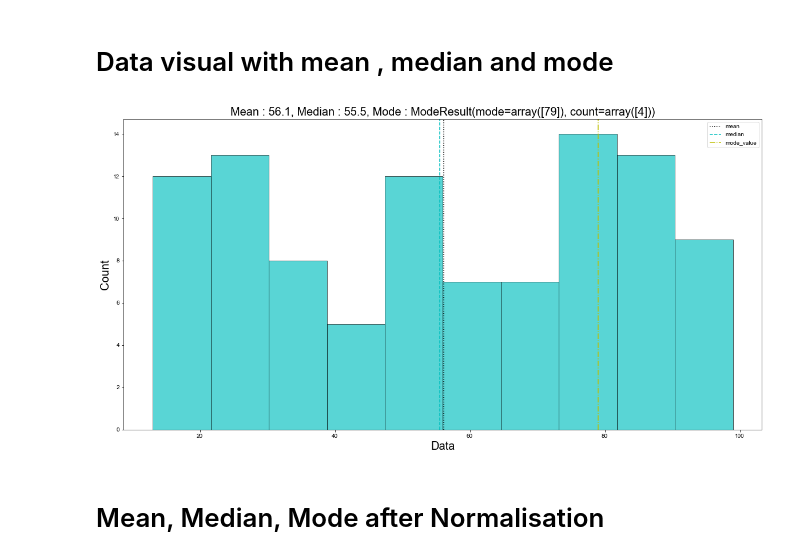
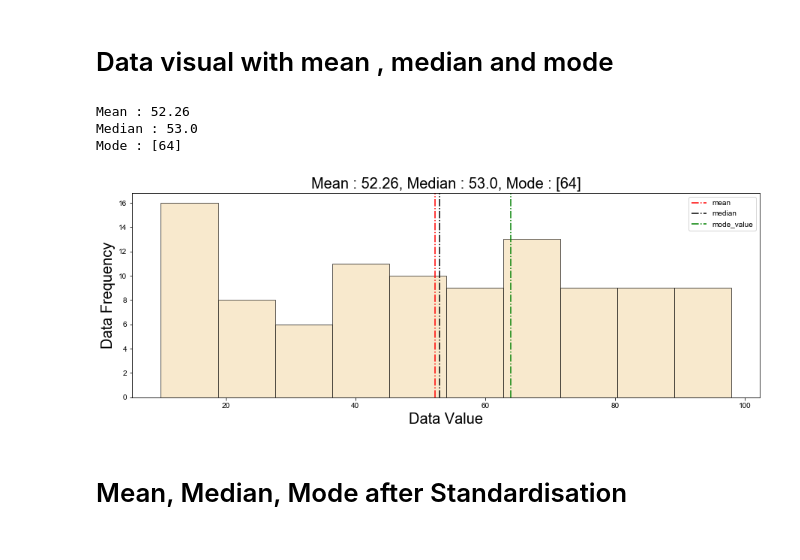
Before and after one commit to pythonist-datascience/statistics, a Jupyter notebook: Descriptive_Statistics/Central_Tendency/Mean_Median_Mode.ipynb, the cells around one changed output. Drawn from its saved outputs; the diff is of its cells as text; code cells hidden in the pictures.

```diff
--- a/Descriptive_Statistics/Central_Tendency/Mean_Median_Mode.ipynb
+++ b/Descriptive_Statistics/Central_Tendency/Mean_Median_Mode.ipynb
@@ -26,33 +26,49 @@ normaliser = MinMaxScaler()
 # %% [markdown]
 # Data visual with mean , median and mode
 # %%
-# Data
-Data = np.random.randint(low=10, high=100, size=100)
-# print(Data)
-
-mean = Data.mean()
-median = np.median(Data)
-mode_value = mode(Data)
-# print("Mean : {}".format(mean))
-# print("Median : {}".format(median))
-# print("Mode : {}".format(mode_value))
+# Defines:
+hist_background = 'wheat'
+edge_colour = 'black'
+mean_color = 'red'
+median_color = 'black'
+mode_color = 'green'
+line_style = '-.'
+fig_size = (15, 5)
 
 
-#Histogram
-plt.figure(figsize=(20, 10))
-plt.hist(x=Data, color='c', edgecolor='k', alpha=0.65)
-plt.axvline(x=mean, linestyle=':', color = 'k')
-plt.axvline(x=median, linestyle='--', color = 'c')
-plt.axvline(x=mode_value.mode, linestyle='-.', color='y')
+def mean_mode_median(Data):
+    Mean = np.round(np.mean(Data), decimals=3)
+    Median = np.round(np.median(Data), decimals=3)
+    Mode = np.round(mode(Data).mode, decimals=3)
+    print("Mean : {}".format(Mean))
+    print("Median : {}".format(Median))
+    print("Mode : {}".format(Mode))
+    return Mean, Median, Mode
 
-# Label and Titles
 
-plt.xlabel('Data', size=20)
-plt.ylabel('Count', size=20)
-plt.title('Mean : {}, Median : {}, Mode : {}'.format(mean, median, mode_value), size=20)
-plt.gca().legend(('mean', 'median', 'mode_value'))
-sb.set_style('whitegrid')
+def show_hist(Data):
+    Mean, Median, Mode = mean_mode_median(Data)
+    #Histogram
+    plt.figure(figsize=fig_size)
+    plt.hist(x=Data, color=hist_background, edgecolor=edge_colour, alpha=0.65)
+    plt.axvline(x=Mean, linestyle=line_style, color = mean_color)
+    plt.axvline(x=Median, linestyle=line_style, color = median_color)
+    plt.axvline(x=Mode, linestyle=line_style, color=mode_color)
+
+    # Label and Titles
+    plt.xlabel('Data Value', size=20)
+    plt.ylabel('Data Frequency', size=20)
+    plt.title('Mean : {}, Median : {}, Mode : {}'.format(Mean, Median, Mode), size=20)
+    plt.gca().legend(('mean', 'median', 'mode_value'))
+    sb.set_style('whitegrid')
-# %% [output]
-[figure, removed]
+# %%
+# Data
+Data = np.random.randint(low=10, high=100, size=100)
+show_hist(Data)
+# %% [output]
+Mean : 52.26
+Median : 53.0
+Mode : [64]
+[figure, added]
 # %% [markdown]
-# Mean, Median, Mode after Normalisation
+# Mean, Median, Mode after Standardisation
```
Also changed, not shown: parts of 5 cells of this notebook, 1 other file.
